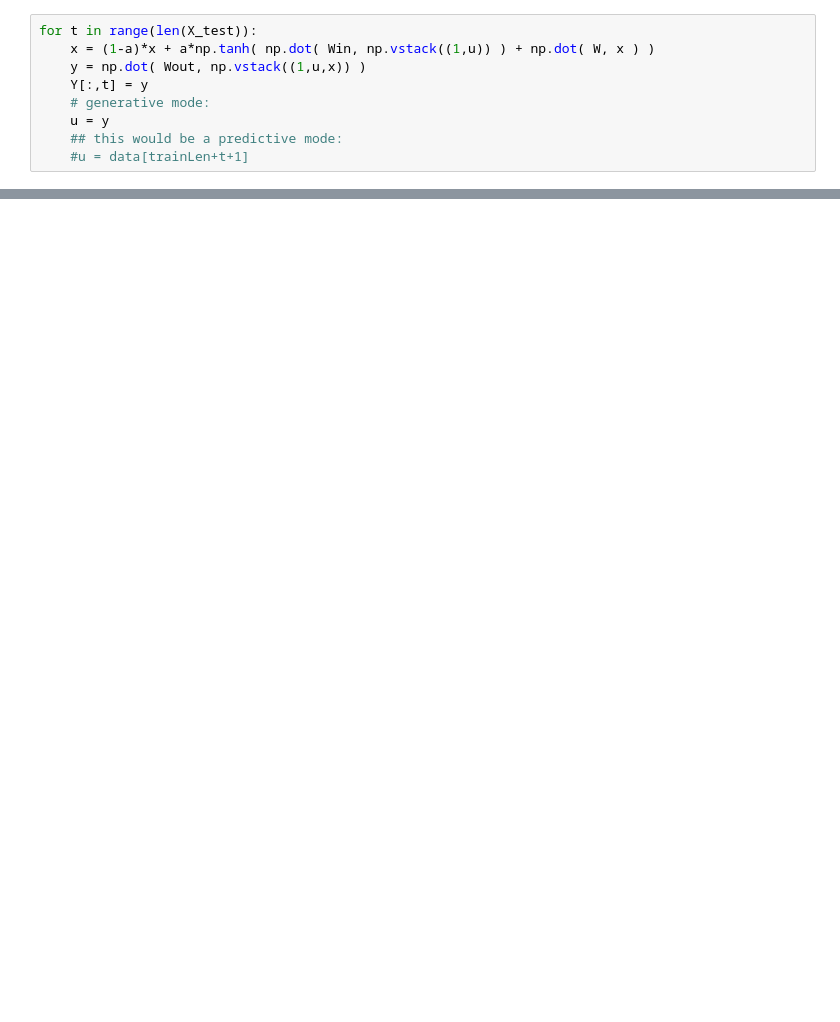
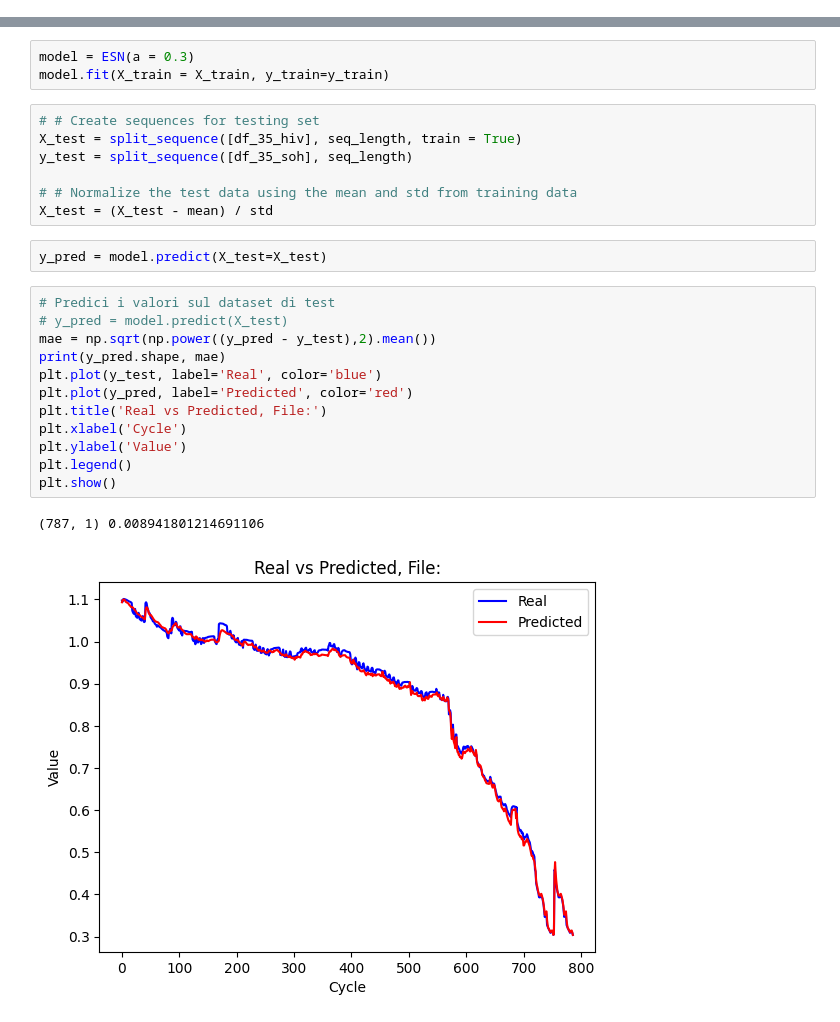
Before and after one commit to LorenzoLongarini/RUL-estimation-of-lithium-batteries, a Jupyter notebook: src/notebook/ESN.ipynb, the cells around one changed output, grey strips where cells are left out. Cells and saved outputs as stored; diff of their text form; blank space fills up the shorter version.

```diff
--- a/src/notebook/ESN.ipynb
+++ b/src/notebook/ESN.ipynb
@@ -122,9 +79,0 @@ ValueError: array must not contain infs or NaNs
-# %%
-for t in range(len(X_test)):
-    x = (1-a)*x + a*np.tanh( np.dot( Win, np.vstack((1,u)) ) + np.dot( W, x ) )
-    y = np.dot( Wout, np.vstack((1,u,x)) )
-    Y[:,t] = y
-    # generative mode:
-    u = y
-    ## this would be a predictive mode:
-    #u = data[trainLen+t+1]
@@ -163,0 +134,27 @@ plt.show()
+# %%
+model = ESN(a = 0.3)
+model.fit(X_train = X_train, y_train=y_train)
+# %%
+# # Create sequences for testing set
+X_test = split_sequence([df_35_hiv], seq_length, train = True)
+y_test = split_sequence([df_35_soh], seq_length)
+
+# # Normalize the test data using the mean and std from training data
+X_test = (X_test - mean) / std
+# %%
+y_pred = model.predict(X_test=X_test)
+# %%
+# Predici i valori sul dataset di test
+# y_pred = model.predict(X_test)
+mae = np.sqrt(np.power((y_pred - y_test),2).mean())
+print(y_pred.shape, mae)
+plt.plot(y_test, label='Real', color='blue')
+plt.plot(y_pred, label='Predicted', color='red')
+plt.title('Real vs Predicted, File:')
+plt.xlabel('Cycle')
+plt.ylabel('Value')
+plt.legend()
+plt.show()
+# %% [output]
+(787, 1) 0.008941801214691106
+[figure, added]
```
Also changed, not shown: parts of 15 cells of this notebook, 2 other files.
